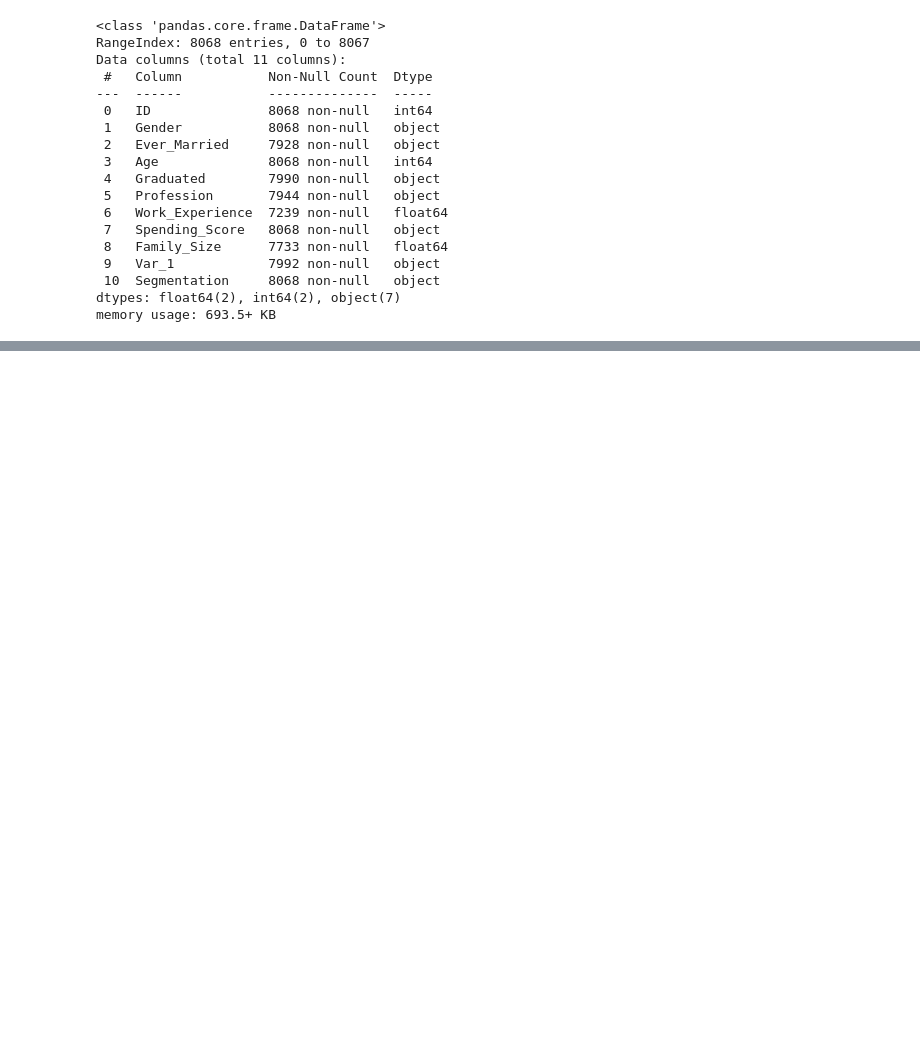
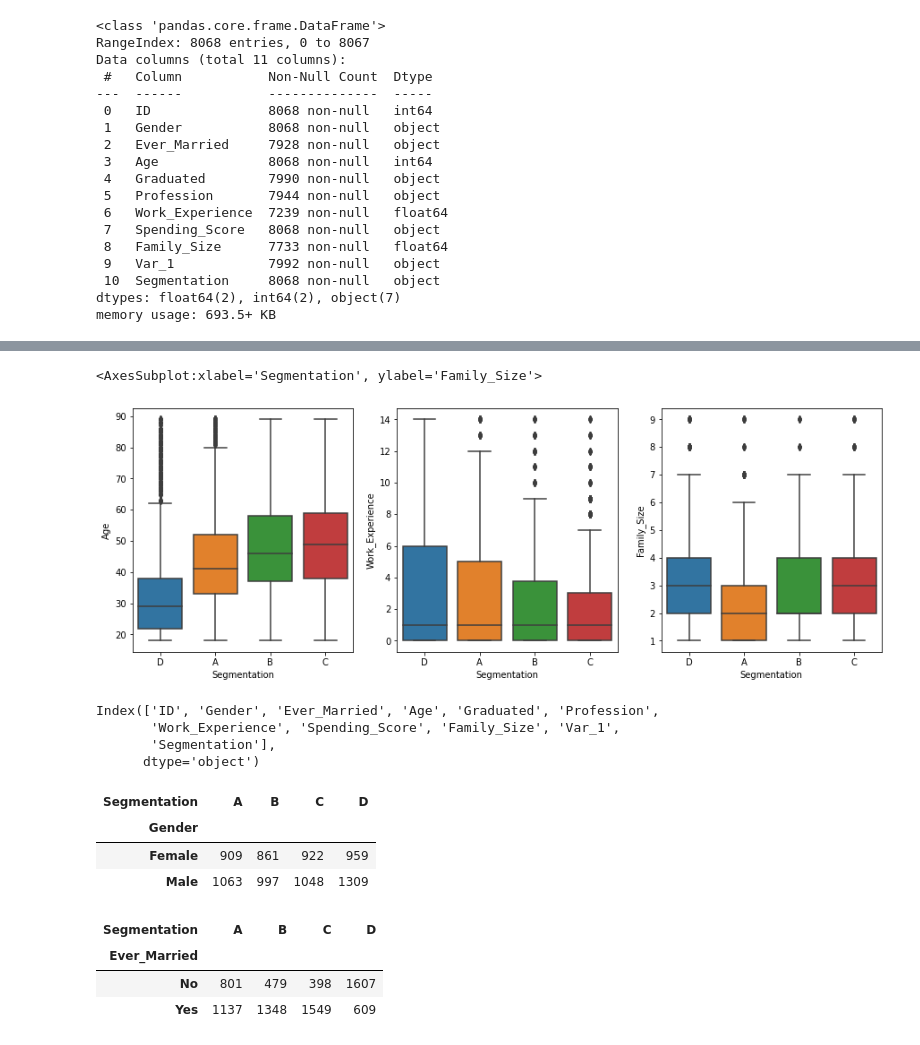
Before and after one commit to grappeefruitt/schulich_data_science, a Jupyter notebook: july 26.ipynb, the cells around one changed output, grey strips where cells are left out. Cells and saved outputs as stored; diff of their text form; code cells hidden in the pictures; blank space fills up the shorter version.

```diff
--- a/july 26.ipynb
+++ b/july 26.ipynb
@@ -50,0 +73,8 @@ df.describe(include='all')
+# %%
+fig, (ax1, ax2, ax3) = plt.subplots(1,3,figsize=(15,5))
+sns.boxplot(x='Segmentation', y='Age', data=df, ax=ax1)
+sns.boxplot(x='Segmentation', y='Work_Experience', data=df, ax=ax2)
+sns.boxplot(x='Segmentation', y='Family_Size', data=df, ax=ax3)
+# %% [output]
+<AxesSubplot:xlabel='Segmentation', ylabel='Family_Size'>
+[figure, added]
@@ -50,0 +84,21 @@ df.describe(include='all')
+# %%
+df.columns
+# %% [output]
+Index(['ID', 'Gender', 'Ever_Married', 'Age', 'Graduated', 'Profession',
+       'Work_Experience', 'Spending_Score', 'Family_Size', 'Var_1',
+       'Segmentation'],
+      dtype='object')
+# %%
+df.groupby(['Gender','Segmentation'])['ID'].count().unstack()
+# %% [output]
+| Segmentation | A | B | C | D |
+| Gender |  |  |  |  |
+| Female | 909 | 861 | 922 | 959 |
+| Male | 1063 | 997 | 1048 | 1309 |
+# %%
+df.groupby(['Ever_Married','Segmentation'])['ID'].count().unstack()
+# %% [output]
+| Segmentation | A | B | C | D |
+| Ever_Married |  |  |  |  |
+| No | 801 | 479 | 398 | 1607 |
+| Yes | 1137 | 1348 | 1549 | 609 |
```
Also changed, not shown: parts of 28 cells of this notebook, 1 other file.
